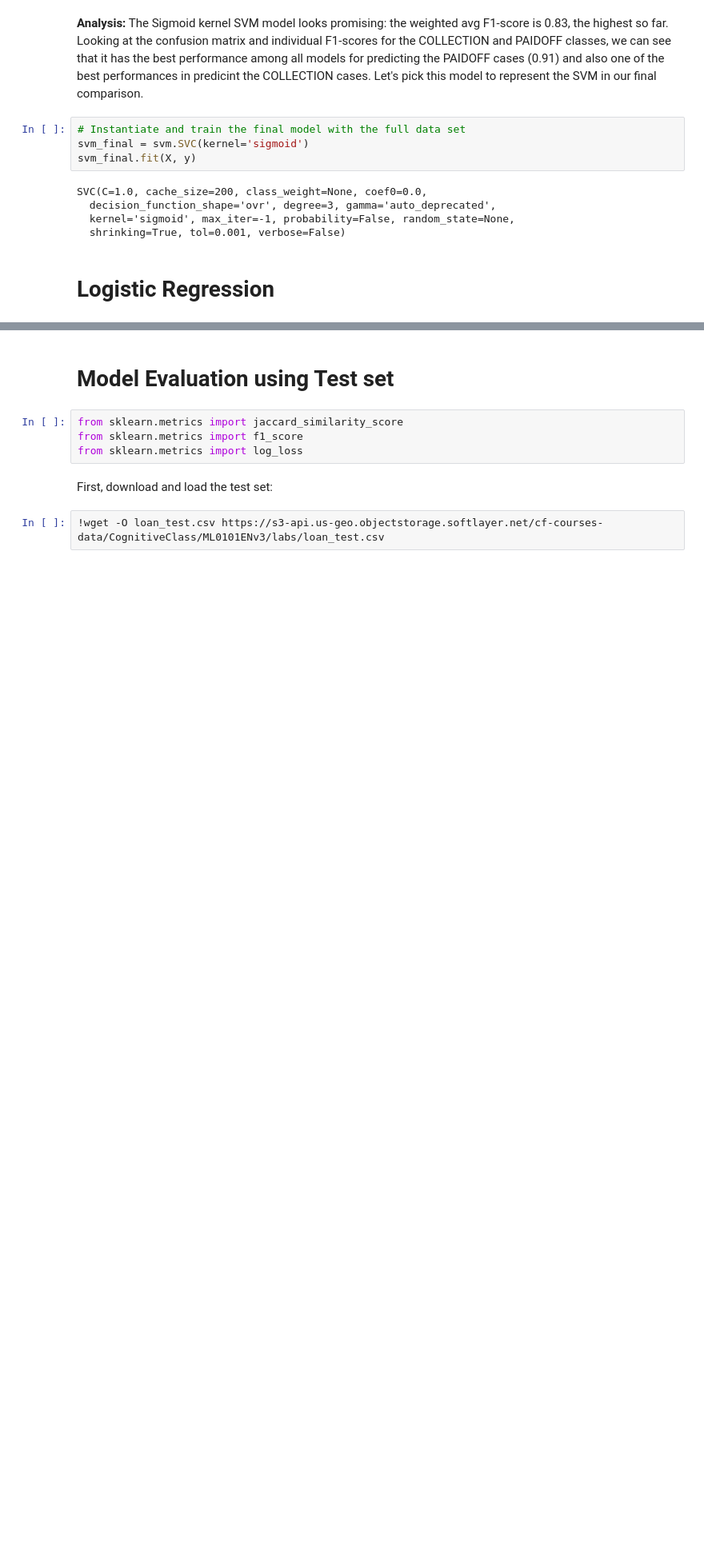
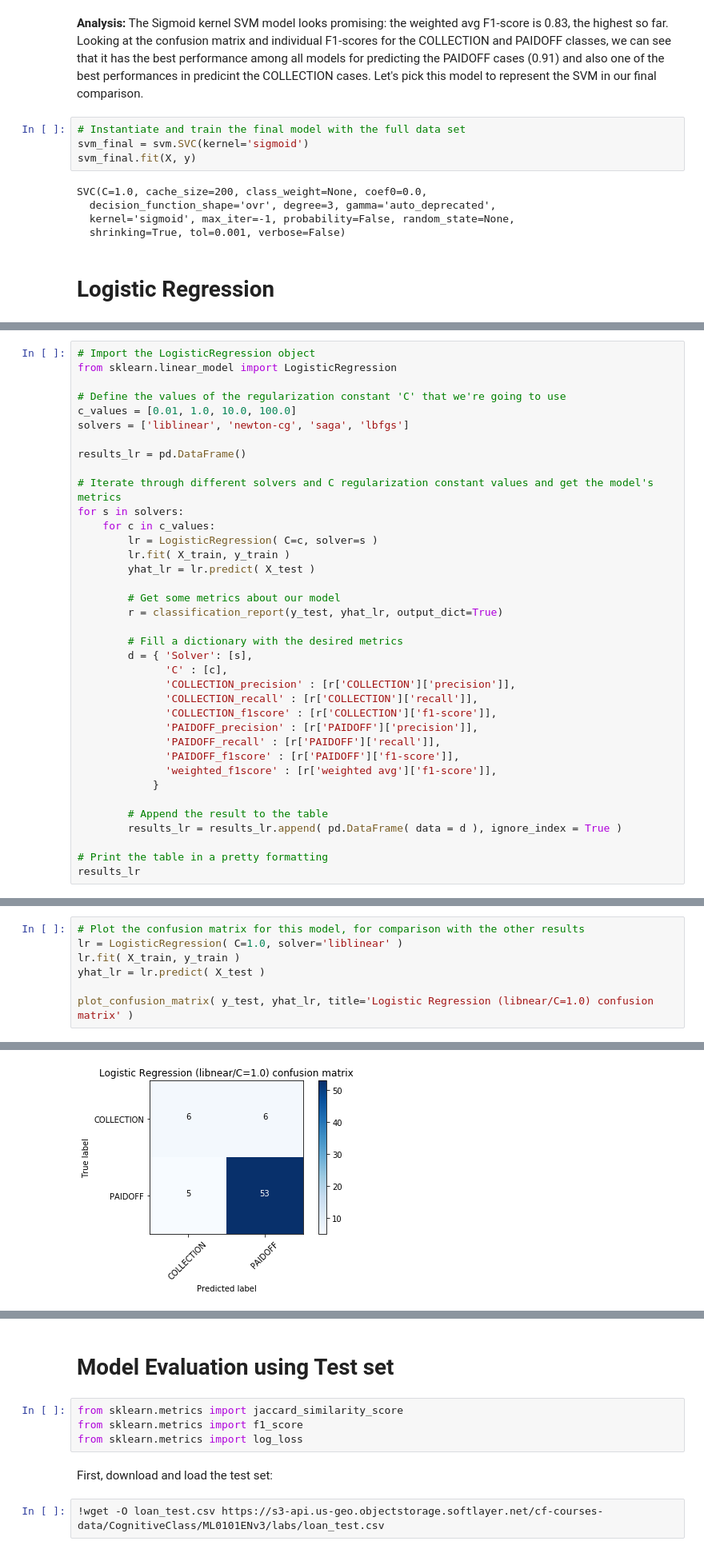
Before and after one commit to rcmtavares/coursera-capstone-project, a Jupyter notebook: ML0101EN final project.ipynb, the cells around one changed output, grey strips where cells are left out. Shown at 80% size. Cells and saved outputs as stored; diff of their text form; blank space fills up the shorter version.

Commit message:
Logistic Regression completed.

```diff
--- a/ML0101EN final project.ipynb
+++ b/ML0101EN final project.ipynb
@@ -730,0 +733,37 @@ SVC(C=1.0, cache_size=200, class_weight=None, coef0=0.0,
+# %%
+# Import the LogisticRegression object
+from sklearn.linear_model import LogisticRegression
+
+# Define the values of the regularization constant 'C' that we're going to use
+c_values = [0.01, 1.0, 10.0, 100.0]
+solvers = ['liblinear', 'newton-cg', 'saga', 'lbfgs']
+
+results_lr = pd.DataFrame()
+
+# Iterate through different solvers and C regularization constant values and get the model's metrics
+for s in solvers:
+    for c in c_values:
+        lr = LogisticRegression( C=c, solver=s )
+        lr.fit( X_train, y_train )
+        yhat_lr = lr.predict( X_test )
+
+        # Get some metrics about our model
+        r = classification_report(y_test, yhat_lr, output_dict=True)
+
+        # Fill a dictionary with the desired metrics
+        d = { 'Solver': [s],
+              'C' : [c],
+              'COLLECTION_precision' : [r['COLLECTION']['precision']],
+              'COLLECTION_recall' : [r['COLLECTION']['recall']],
+              'COLLECTION_f1score' : [r['COLLECTION']['f1-score']],
+              'PAIDOFF_precision' : [r['PAIDOFF']['precision']],
+              'PAIDOFF_recall' : [r['PAIDOFF']['recall']],
+              'PAIDOFF_f1score' : [r['PAIDOFF']['f1-score']],
+              'weighted_f1score' : [r['weighted avg']['f1-score']],
+            }
+
+        # Append the result to the table
+        results_lr = results_lr.append( pd.DataFrame( data = d ), ignore_index = True )
+
+# Print the table in a pretty formatting
+results_lr
@@ -730,0 +795,8 @@ SVC(C=1.0, cache_size=200, class_weight=None, coef0=0.0,
+# %%
+# Plot the confusion matrix for this model, for comparison with the other results
+lr = LogisticRegression( C=1.0, solver='liblinear' )
+lr.fit( X_train, y_train )
+yhat_lr = lr.predict( X_test )
+
+plot_confusion_matrix( y_test, yhat_lr, title='Logistic Regression (libnear/C=1.0) confusion matrix' )
+# %% [output]
@@ -730,0 +811 @@ SVC(C=1.0, cache_size=200, class_weight=None, coef0=0.0,
+[figure, added]
```
Also changed, not shown: parts of 7 cells of this notebook.
